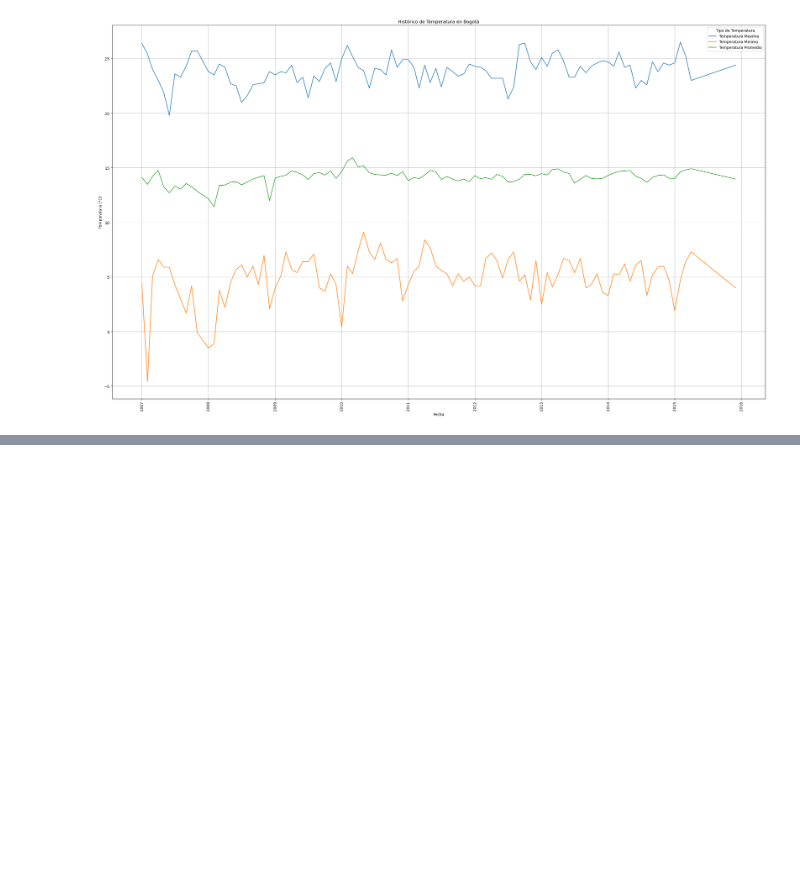
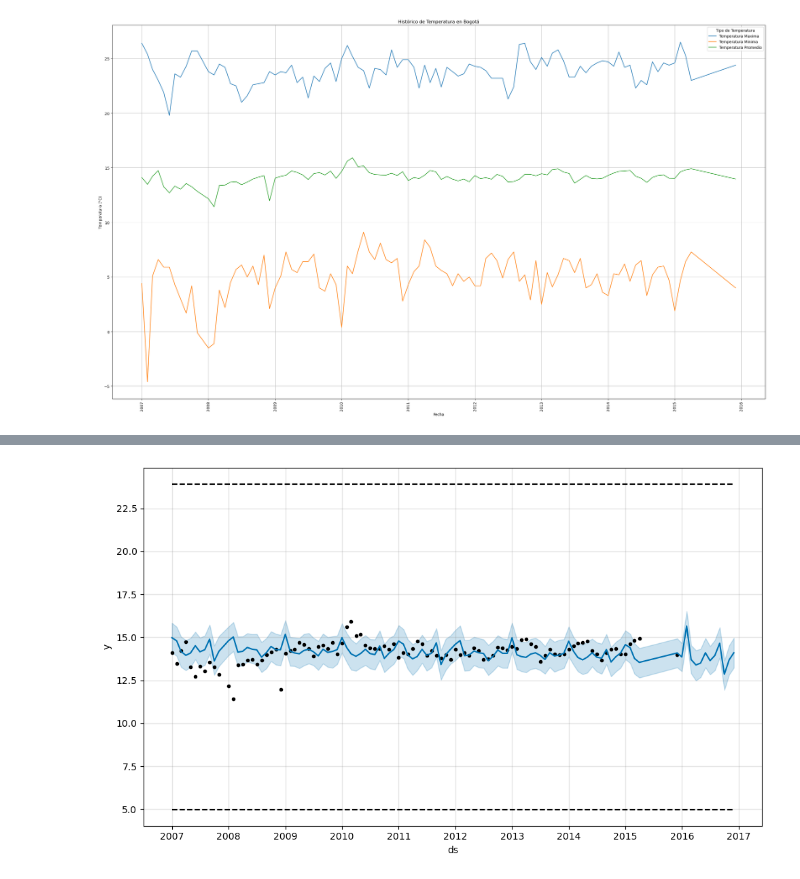
Before and after one commit to YeisonABL/weather_bogota, a Jupyter notebook: main.ipynb, the cells around one changed output, grey strips where cells are left out. Cells and saved outputs as stored; diff of their text form; code cells hidden in the pictures; blank space fills up the shorter version.

Commit message:
prophet-forecast

```diff
--- a/main.ipynb
+++ b/main.ipynb
@@ -133,3 +95,12 @@ plt.tight_layout()
 plt.show()
 # %% [output]
 [figure]
+# %%
+data_to_use = df[['year_month', 'average_temperature', 'maximum_temperature', 'minimum_temperature']]
+# %%
+data_to_use_copy = data_to_use.copy()
+# %%
+data_to_use_copy.rename(columns={'year_month':'ds', 'average_temperature':'y', 'maximum_temperature':'cap', 'minimum_temperature':'floor'}, inplace =True)
+# %%
+m = Prophet(growth='logistic')
+m.fit(data_to_use_copy)
@@ -135,0 +111,8 @@ plt.show()
+# %%
+future = m.make_future_dataframe(periods=12, freq = 'M')
+future['cap'] = data_to_use['maximum_temperature'].mean()
+future['floor'] = data_to_use['minimum_temperature'].mean()
+fcst = m.predict(future)
+fig = m.plot(fcst)
+# %% [output]
+[figure, added]
```
Also changed, not shown: parts of 14 cells of this notebook.
